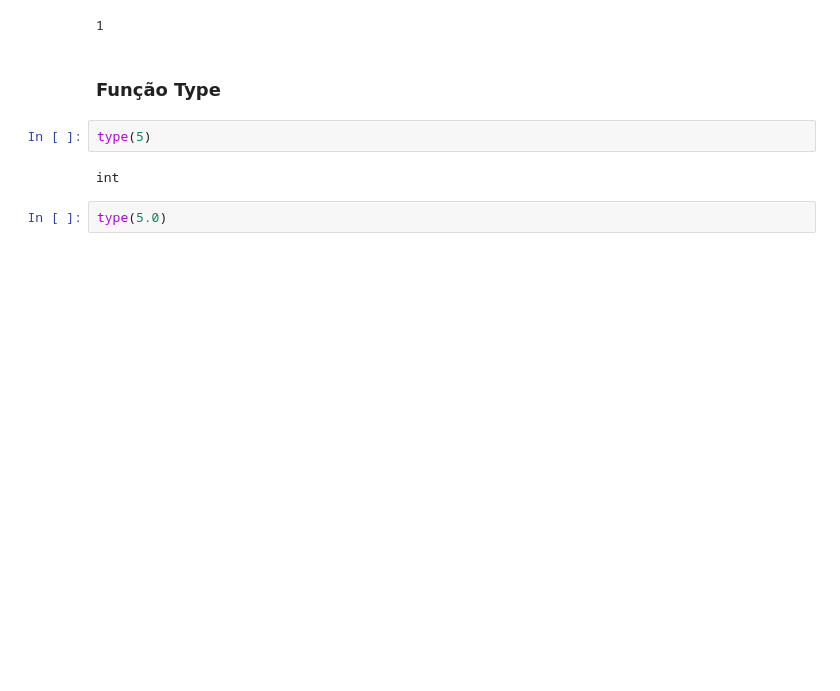
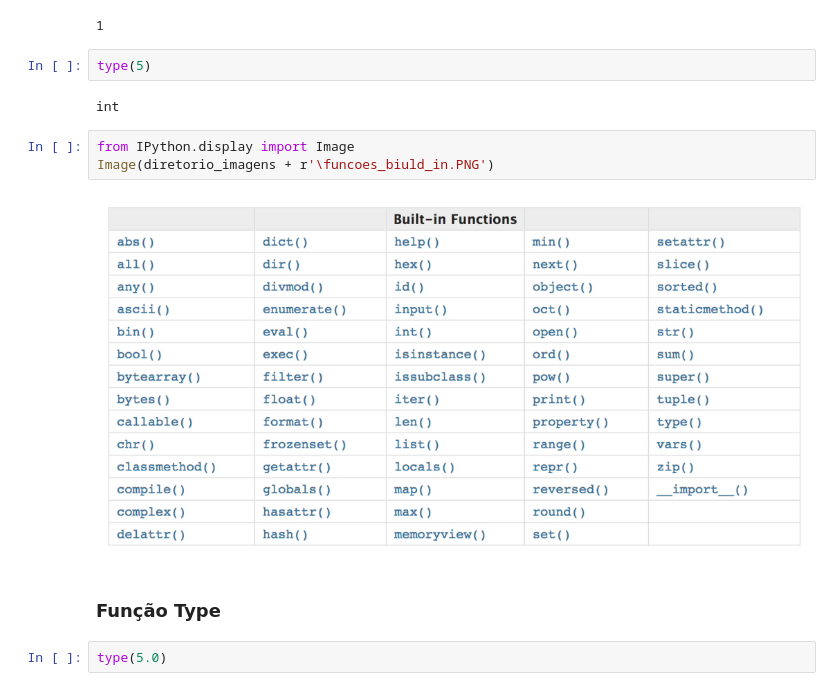
Before and after one commit to WesleySiNeves/AprendendoPython, a Jupyter notebook: Curso_Python_DSA/Cap02/Notebooks/DSA-Python-Cap02-01-Numeros.ipynb, the cells around one changed output. Saved outputs shown, nothing was run; the diff lists cells and outputs as text; blank space fills up the shorter version.

```diff
--- a/Curso_Python_DSA/Cap02/Notebooks/DSA-Python-Cap02-01-Numeros.ipynb
+++ b/Curso_Python_DSA/Cap02/Notebooks/DSA-Python-Cap02-01-Numeros.ipynb
@@ -36,12 +52,17 @@
 10 % 3
 # %% [output]
 1
+# %%
+type(5)
+# %% [output]
+int
+# %%
+from IPython.display import Image
+Image(diretorio_imagens + r'\funcoes_biuld_in.PNG')
+# %% [output]
+[figure, added]
 # %% [markdown]
 ### Função Type
-# %%
-type(5)
-# %% [output]
-int
 # %%
 type(5.0)
 # %% [output]
```
Also changed, not shown: parts of 9 cells of this notebook, 11 other files.
